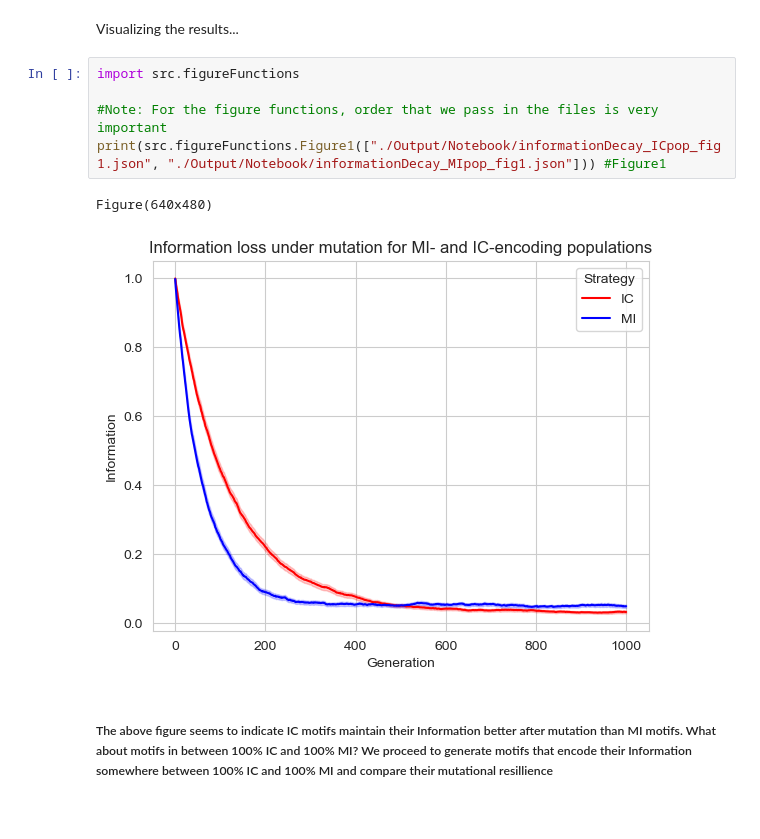
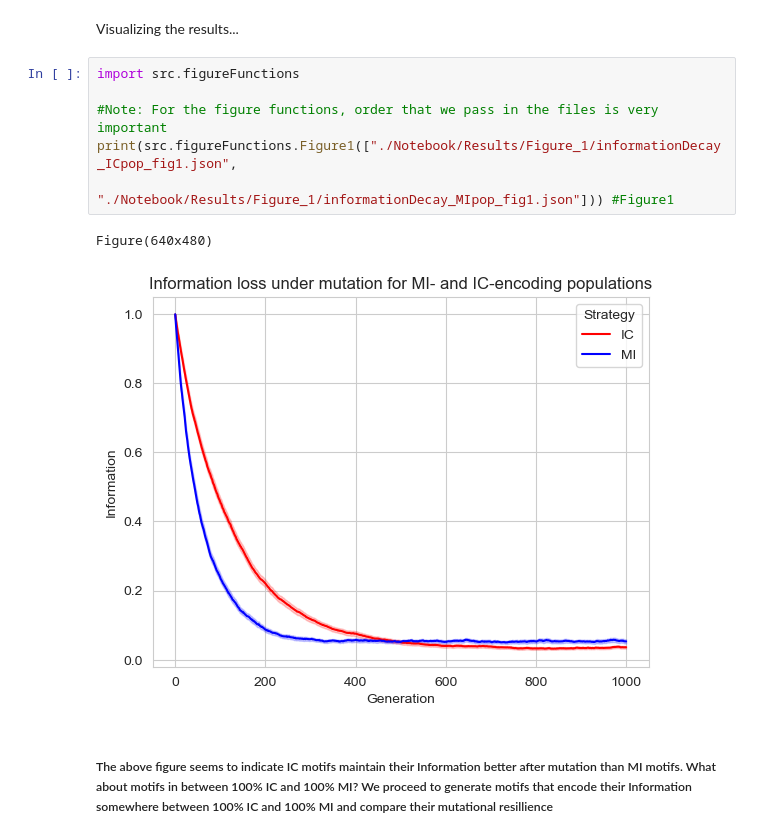
Before and after one commit to ErillLab/ITTF, a Jupyter notebook: tutorial.ipynb, the cells around one changed output. Cells and saved outputs as stored; diff of their text form.

```diff
--- a/tutorial.ipynb
+++ b/tutorial.ipynb
@@ -96,11 +132,12 @@ Visualizing the results...
 # %%
 import src.figureFunctions
 
 #Note: For the figure functions, order that we pass in the files is very important
-print(src.figureFunctions.Figure1(["./Output/Notebook/informationDecay_ICpop_fig1.json", "./Output/Notebook/informationDecay_MIpop_fig1.json"])) #Figure1
+print(src.figureFunctions.Figure1(["./Notebook/Results/Figure_1/informationDecay_ICpop_fig1.json",
+                                   "./Notebook/Results/Figure_1/informationDecay_MIpop_fig1.json"])) #Figure1
 # %% [output]
 Figure(640x480)
-[figure, old version]
+[figure, new version]
 # %% [markdown]
 ##### The above figure seems to indicate IC motifs maintain their Information better after mutation than MI motifs. What about motifs in between 100% IC and 100% MI? We proceed to generate motifs that encode their Information somewhere between 100% IC and 100% MI and compare their mutational resillience
 # %%
```
Also changed, not shown: parts of 20 cells of this notebook, 3 other files.
